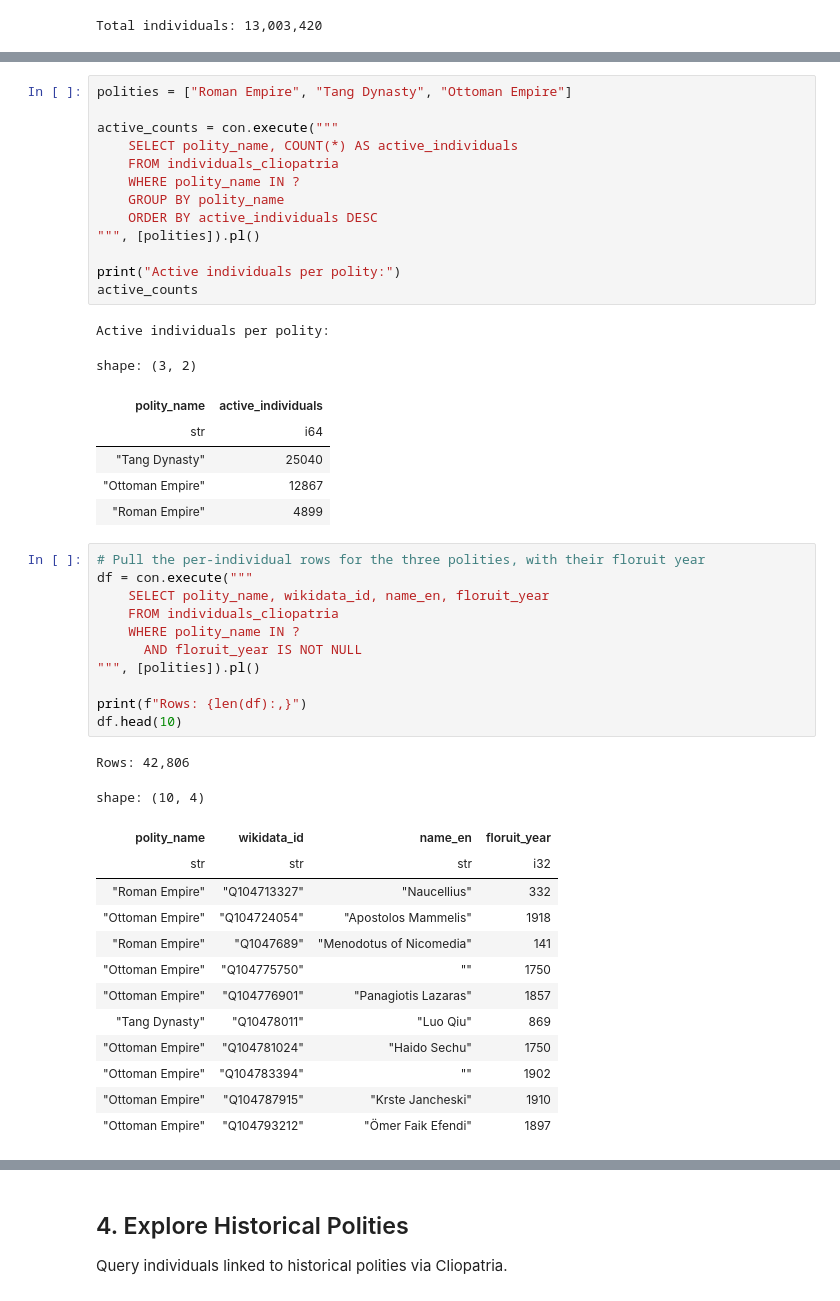
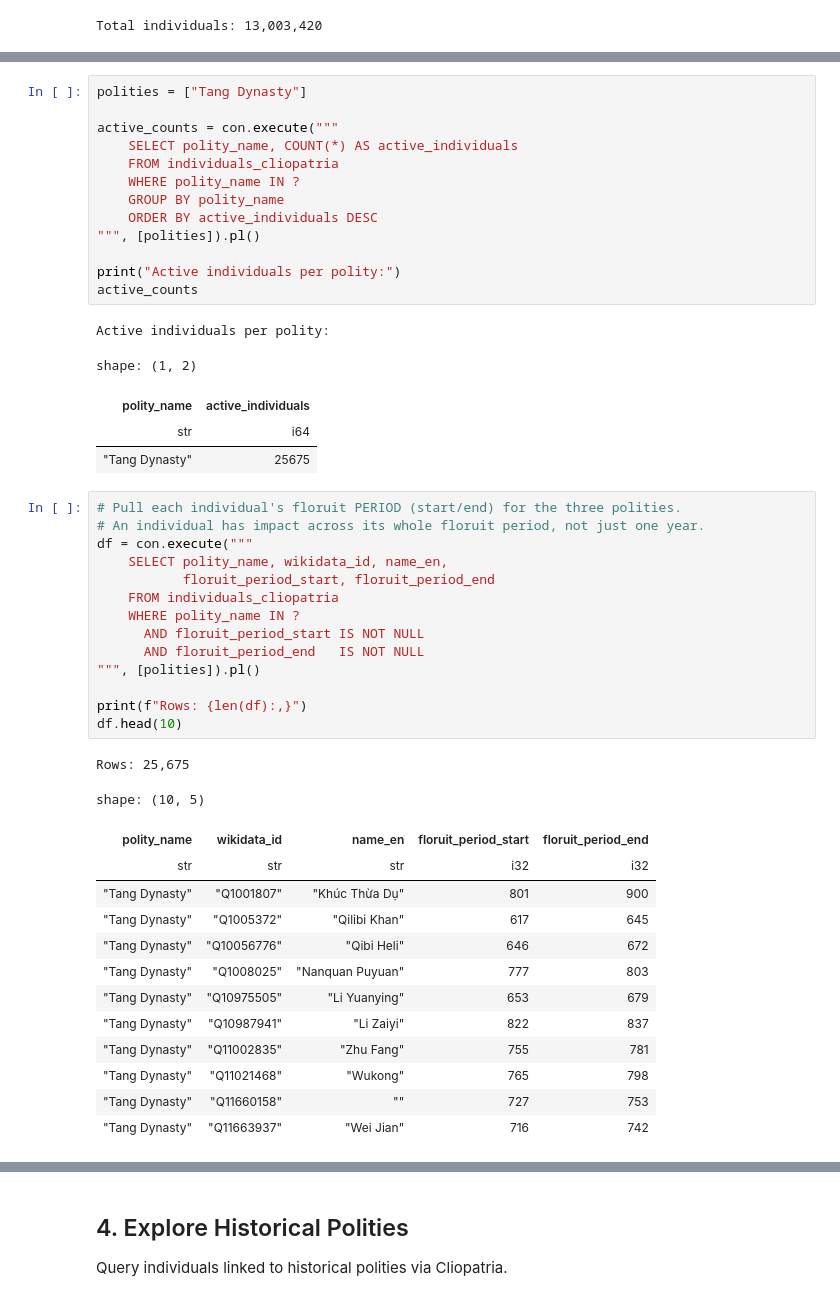
Before and after one commit to charlesdedampierre/cultura_database, a Jupyter notebook: getting_started.ipynb, the cells around one changed output, grey strips where cells are left out. Drawn from its saved outputs; the diff is of its cells as text.

```diff
--- a/getting_started.ipynb
+++ b/getting_started.ipynb
@@ -30,5 +30,5 @@ We illustrate this on three polities from different eras: the **Roman Empire**,
 # %%
-polities = ["Roman Empire", "Tang Dynasty", "Ottoman Empire"]
+polities = ["Tang Dynasty"]
 
 active_counts = con.execute("""
     SELECT polity_name, COUNT(*) AS active_individuals
@@ -42,38 +42,39 @@ print("Active individuals per polity:")
 active_counts
 # %% [output]
 Active individuals per polity:
-shape: (3, 2)
+shape: (1, 2)
 | polity_name | active_individuals |
 | str | i64 |
-| "Tang Dynasty" | 25040 |
-| "Ottoman Empire" | 12867 |
-| "Roman Empire" | 4899 |
+| "Tang Dynasty" | 25675 |
 # %%
-# Pull the per-individual rows for the three polities, with their floruit year
+# Pull each individual's floruit PERIOD (start/end) for the three polities.
+# An individual has impact across its whole floruit period, not just one year.
 df = con.execute("""
-    SELECT polity_name, wikidata_id, name_en, floruit_year
+    SELECT polity_name, wikidata_id, name_en,
+           floruit_period_start, floruit_period_end
     FROM individuals_cliopatria
     WHERE polity_name IN ?
-      AND floruit_year IS NOT NULL
+      AND floruit_period_start IS NOT NULL
+      AND floruit_period_end   IS NOT NULL
 """, [polities]).pl()
 
 print(f"Rows: {len(df):,}")
 df.head(10)
 # %% [output]
-Rows: 42,806
+Rows: 25,675
-shape: (10, 4)
+shape: (10, 5)
-| polity_name | wikidata_id | name_en | floruit_year |
-| str | str | str | i32 |
-| "Roman Empire" | "Q104713327" | "Naucellius" | 332 |
-| "Ottoman Empire" | "Q104724054" | "Apostolos Mammelis" | 1918 |
-| "Roman Empire" | "Q1047689" | "Menodotus of Nicomedia" | 141 |
-| "Ottoman Empire" | "Q104775750" | "" | 1750 |
-| "Ottoman Empire" | "Q104776901" | "Panagiotis Lazaras" | 1857 |
-| "Tang Dynasty" | "Q10478011" | "Luo Qiu" | 869 |
-| "Ottoman Empire" | "Q104781024" | "Haido Sechu" | 1750 |
-| "Ottoman Empire" | "Q104783394" | "" | 1902 |
-| "Ottoman Empire" | "Q104787915" | "Krste Jancheski" | 1910 |
-| "Ottoman Empire" | "Q104793212" | "Ömer Faik Efendi" | 1897 |
+| polity_name | wikidata_id | name_en | floruit_period_start | floruit_period_end |
+| str | str | str | i32 | i32 |
+| "Tang Dynasty" | "Q1001807" | "Khúc Thừa Dụ" | 801 | 900 |
+| "Tang Dynasty" | "Q1005372" | "Qilibi Khan" | 617 | 645 |
+| "Tang Dynasty" | "Q10056776" | "Qibi Heli" | 646 | 672 |
+| "Tang Dynasty" | "Q1008025" | "Nanquan Puyuan" | 777 | 803 |
+| "Tang Dynasty" | "Q10975505" | "Li Yuanying" | 653 | 679 |
+| "Tang Dynasty" | "Q10987941" | "Li Zaiyi" | 822 | 837 |
+| "Tang Dynasty" | "Q11002835" | "Zhu Fang" | 755 | 781 |
+| "Tang Dynasty" | "Q11021468" | "Wukong" | 765 | 798 |
+| "Tang Dynasty" | "Q11660158" | "" | 727 | 753 |
+| "Tang Dynasty" | "Q11663937" | "Wei Jian" | 716 | 742 |
 # %% [markdown]
 ## 3. Plot Active Individuals by 50-Year Bin
 
```
Also changed, not shown: parts of 11 cells of this notebook.
